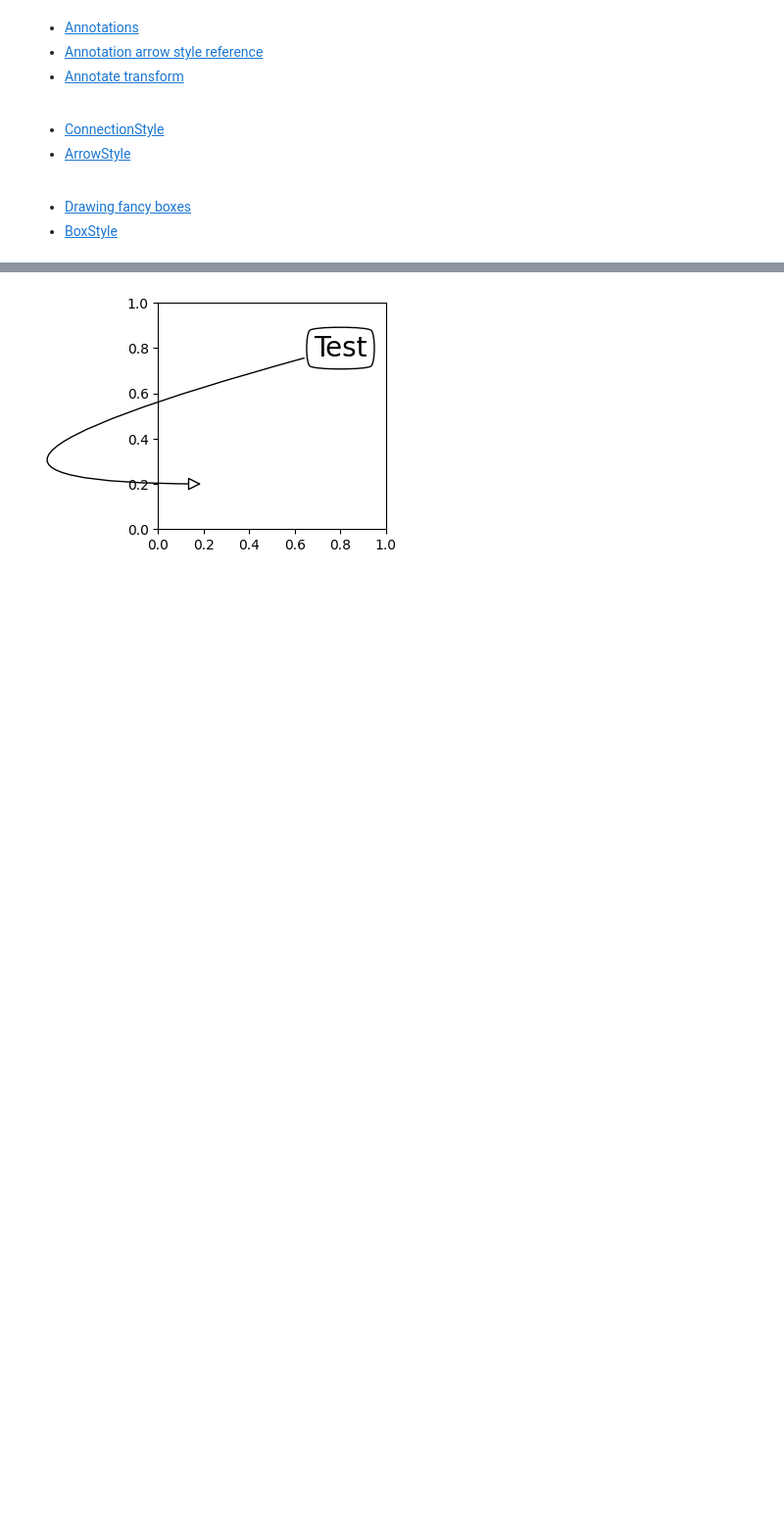
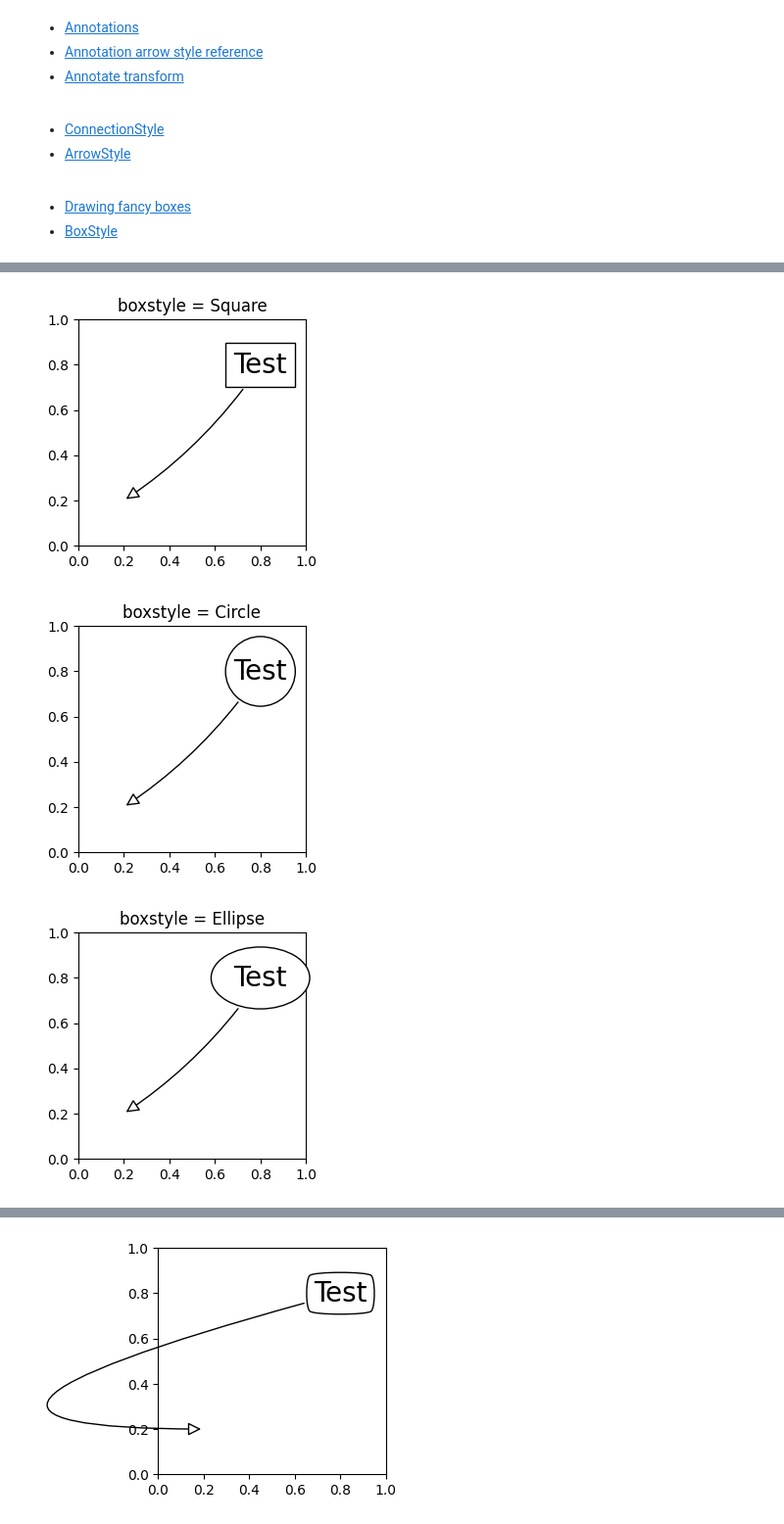
Before and after one commit to AriBarrosFilho/Aprendendo_Python, a Jupyter notebook: teste.ipynb, the cells around one changed output, grey strips where cells are left out. Shown at 98% size. Saved outputs shown, nothing was run; the diff lists cells and outputs as text; code cells hidden in the pictures; blank space fills up the shorter version.

```diff
--- a/teste.ipynb
+++ b/teste.ipynb
@@ -417,0 +272,21 @@ ann = ax.annotate("Test",
+# %%
+tipos = ["Square", "Circle", "Ellipse", "LArrow", "RArrow", "DArrow", "Round", "Round4", "Sawtooth", "Roundtooth"]
+
+for tipo in tipos:
+
+    fig, ax = plt.subplots(figsize=(3, 3))
+
+    plt.title(label = "boxstyle = " + tipo)
+
+    ann = ax.annotate("Test",
+                    xy=(0.2, 0.2), xycoords='data',
+                    xytext=(0.8, 0.8), textcoords='data',
+                    size=20, va="center", ha="center",
+                    bbox=dict(boxstyle=tipo, fc="w"),
+                    arrowprops=dict(arrowstyle="-|>",
+                                    connectionstyle="arc3,rad=-0.1",
+                                    fc="w"))
+# %% [output]
+[figure, added]
+[figure, added]
+[figure, added]
```
Also changed, not shown: parts of 14 cells of this notebook, 12 other files.
